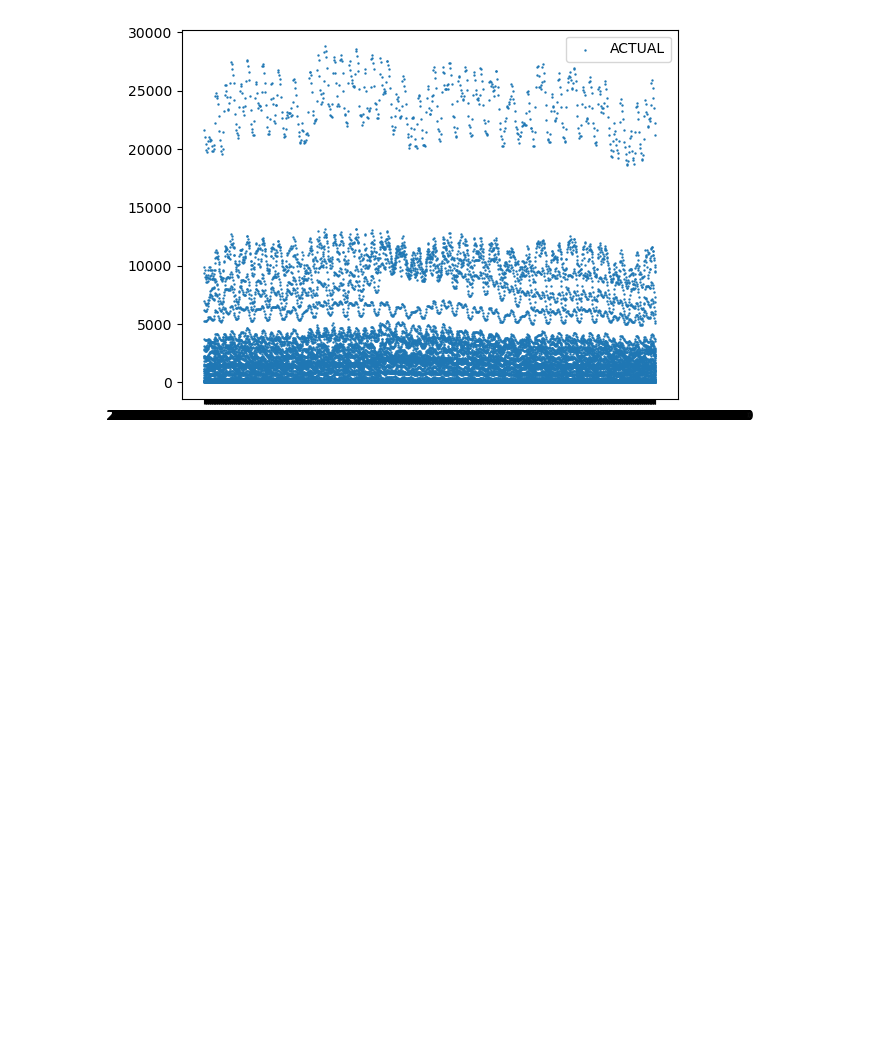
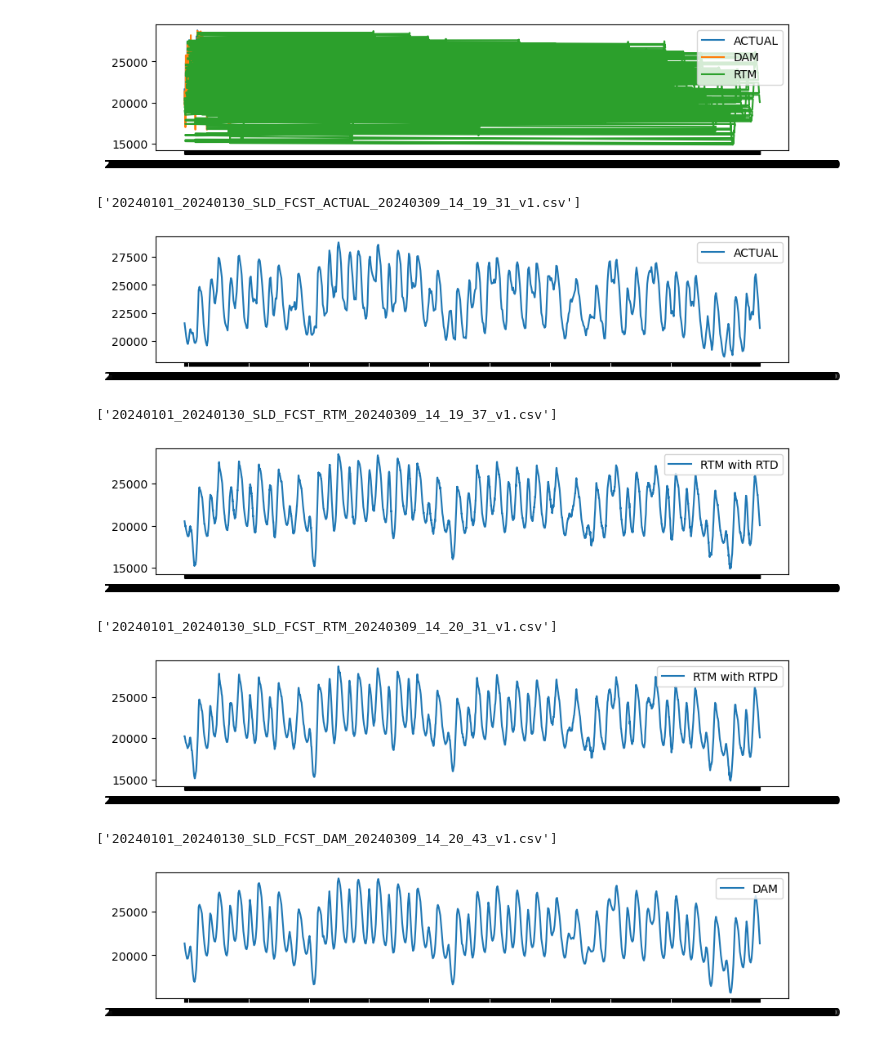
Before and after one commit to janghl/Siemens-Privacy-in-Reinforcement-Learning, a Jupyter notebook: download.ipynb, the cells around one changed output. Saved outputs shown, nothing was run; the diff lists cells and outputs as text; code cells hidden in the pictures; blank space fills up the shorter version.

```diff
--- a/download.ipynb
+++ b/download.ipynb
@@ -57,16 +57,17 @@ def split_data(csv, yamlFile):
   training_set_end = yamlFile["training_set_end"]
   validation_set_start = yamlFile["validation_set_start"]
   validation_set_end = yamlFile["validation_set_end"]
+  TAC_AREA_NAME = yamlFile["TAC_AREA_NAME"]
 
-  training_set = data.query(f'OPR_DT <= "{training_set_end}" and OPR_DT >= "{training_set_start}"')
-  validation_set = data.query(f'OPR_DT <= "{validation_set_end}" and OPR_DT >= "{validation_set_start}"')
+  training_set = data.query(f'OPR_DT <= "{training_set_end}" and OPR_DT >= "{training_set_start}" and TAC_AREA_NAME == "{TAC_AREA_NAME}"')
+  validation_set = data.query(f'OPR_DT <= "{validation_set_end}" and OPR_DT >= "{validation_set_start}" and TAC_AREA_NAME == "{TAC_AREA_NAME}"')
 
   # print(validation_set.shape)
   return training_set, validation_set
 # %%
 import matplotlib.pyplot as plt
 
-def visualization(id_list, yamlFile):
+def visualization(id_list, yamlFile, exec_type_list=None):
   '''
   visualize for four types within a graph
   '''
@@ -84,17 +85,16 @@ def visualization(id_list, yamlFile):
     index = np.argsort(time_series)
     return time_series[index], MW[index]
 
-  plt.figure()
+  plt.figure(figsize=(10,2))
   for run_id in id_list:
-    if run_id=='RTM':
-      for exec_type in ['RTD', 'RTPD']:
+    if exec_type_list:
+      for exec_type in exec_type_list:
         time_series, MW = subrun(run_id, exec_type, yamlFile)
-        plt.scatter(time_series, MW, s=0.5, label=f"{run_id} with {exec_type}")
+        plt.plot(time_series, MW, label=f"{run_id} with {exec_type}")
     else:
       exec_type = None
       time_series, MW = subrun(run_id, exec_type, yamlFile)
-      print(time_series)
-      plt.scatter(time_series, MW, s=0.5, label=f"{run_id}")
+      plt.plot(time_series, MW, label=f"{run_id}")
   plt.legend()
   plt.show()
 # %%
@@ -102,8 +102,9 @@ with open("config.yaml") as file:
   yamlFile = yaml.safe_load(file)
 # csv = generate_data(yamlFile)
 # split_data(csv, yamlFile)
-# visualization(['ACTUAL', 'DAM', 'RTM'], yamlFile)
+visualization(['ACTUAL', 'DAM', 'RTM'], yamlFile)
 visualization(['ACTUAL'], yamlFile)
-# visualization(['RTM'], yamlFile)
-# visualization(['DAM'], yamlFile)
+visualization(['RTM'], yamlFile, exec_type_list=['RTD'])
+visualization(['RTM'], yamlFile, exec_type_list=['RTPD'])
+visualization(['DAM'], yamlFile)
 # %% [output]
@@ -114 +114,9 @@ visualization(['ACTUAL'], yamlFile)
-[figure, old version]
+[figure, new version]
+['20240101_20240130_SLD_FCST_ACTUAL_20240309_14_19_31_v1.csv']
+[figure, added]
+['20240101_20240130_SLD_FCST_RTM_20240309_14_19_37_v1.csv']
+[figure, added]
+['20240101_20240130_SLD_FCST_RTM_20240309_14_20_31_v1.csv']
+[figure, added]
+['20240101_20240130_SLD_FCST_DAM_20240309_14_20_43_v1.csv']
+[figure, added]
```
Also changed, not shown: parts of 1 cell of this notebook, 2 other files.
